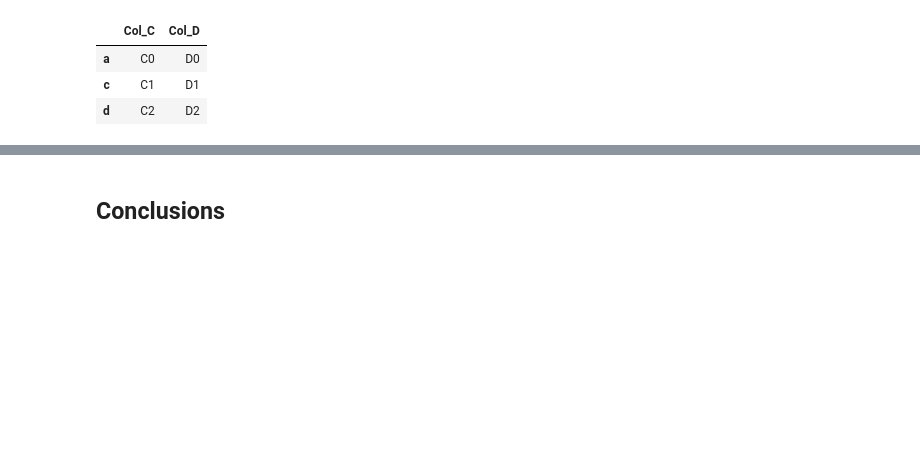
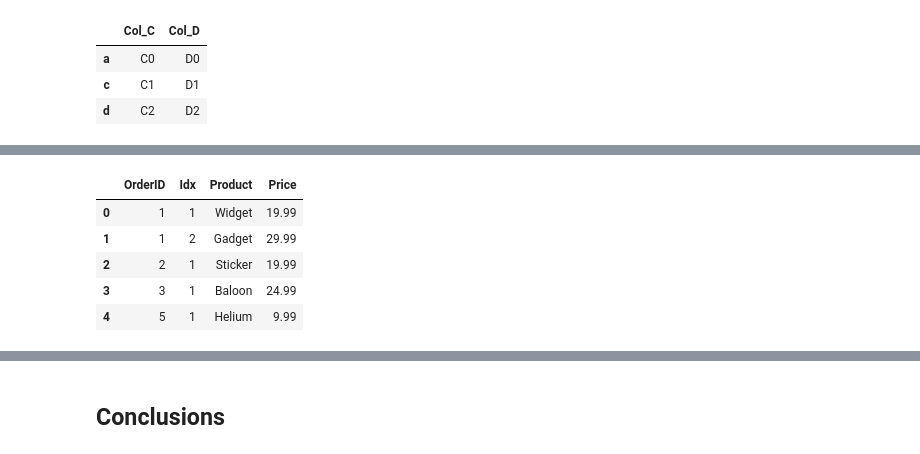
Before and after one commit to Goliath-Research/Introduction-to-Data-Science, a Jupyter notebook: 04-Introduction to Pandas/07-Concatenate, Merge, Join.ipynb, the cells around one changed output, grey strips where cells are left out. Cells and saved outputs as stored; diff of their text form; code cells hidden in the pictures; blank space fills up the shorter version.

```diff
--- a/04-Introduction to Pandas/07-Concatenate, Merge, Join.ipynb
+++ b/04-Introduction to Pandas/07-Concatenate, Merge, Join.ipynb
@@ -339,0 +394,18 @@ right.join(left, how='inner')
+# %%
+# Create the itemsByOrder DataFrame
+itemsByOrder = pd.DataFrame(
+    {
+        'OrderID': [1, 1, 2, 3, 5],
+        'Idx': [1, 2, 1, 1, 1],
+        'Product': ['Widget', 'Gadget', 'Sticker', 'Baloon', 'Helium'],
+        'Price': [19.99, 29.99, 19.99, 24.99, 9.99]
+    }
+)
+itemsByOrder
+# %% [output]
+|  | OrderID | Idx | Product | Price |
+| 0 | 1 | 1 | Widget | 19.99 |
+| 1 | 1 | 2 | Gadget | 29.99 |
+| 2 | 2 | 1 | Sticker | 19.99 |
+| 3 | 3 | 1 | Baloon | 24.99 |
+| 4 | 5 | 1 | Helium | 9.99 |
```
Also changed, not shown: parts of 36 cells of this notebook.
